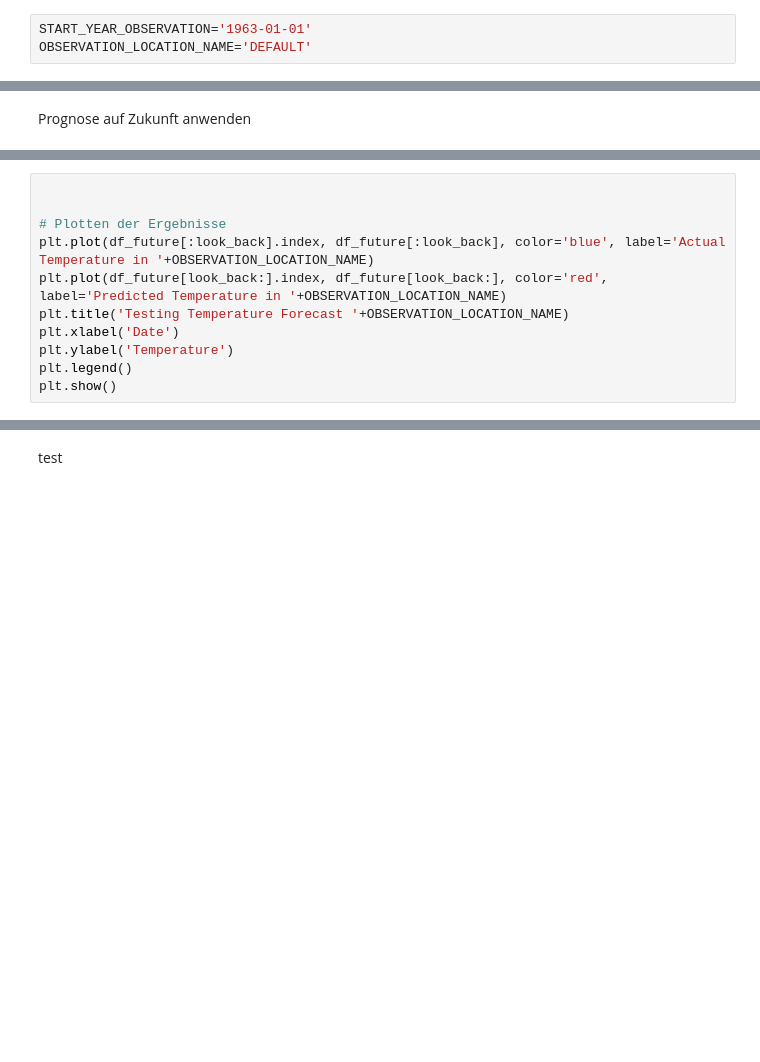
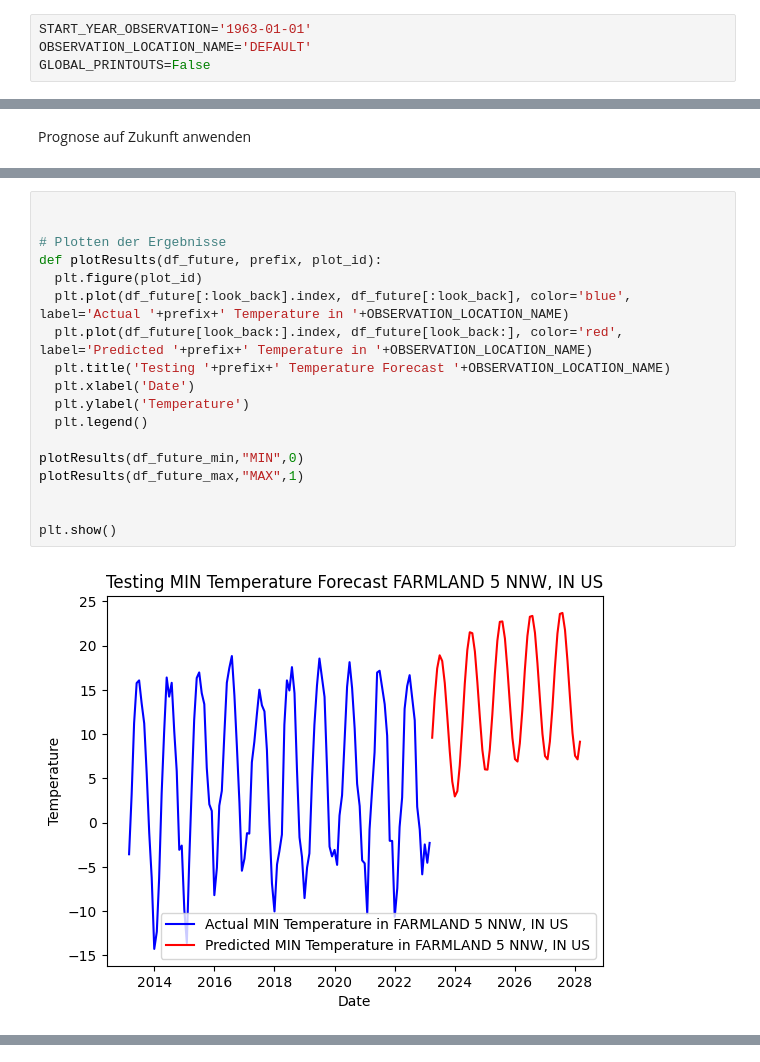
Before and after one commit to soy-min/climate-prognosis, a Jupyter notebook: ClimatePrognosis.ipynb, the cells around one changed output, grey strips where cells are left out. Drawn from its saved outputs; the diff is of its cells as text; blank space fills up the shorter version.

```diff
--- a/ClimatePrognosis.ipynb
+++ b/ClimatePrognosis.ipynb
@@ -16,6 +17,7 @@ Globale Parameter
 # %%
 START_YEAR_OBSERVATION='1963-01-01'
 OBSERVATION_LOCATION_NAME='DEFAULT'
+GLOBAL_PRINTOUTS=False
 # %% [markdown]
 CSV laden
 # %%
@@ -235,11 +246,20 @@ results
 # %%
 
 
 # Plotten der Ergebnisse
-plt.plot(df_future[:look_back].index, df_future[:look_back], color='blue', label='Actual Temperature in '+OBSERVATION_LOCATION_NAME)
-plt.plot(df_future[look_back:].index, df_future[look_back:], color='red', label='Predicted Temperature in '+OBSERVATION_LOCATION_NAME)
-plt.title('Testing Temperature Forecast '+OBSERVATION_LOCATION_NAME)
-plt.xlabel('Date')
-plt.ylabel('Temperature')
-plt.legend()
+def plotResults(df_future, prefix, plot_id):
+  plt.figure(plot_id)
+  plt.plot(df_future[:look_back].index, df_future[:look_back], color='blue', label='Actual '+prefix+' Temperature in '+OBSERVATION_LOCATION_NAME)
+  plt.plot(df_future[look_back:].index, df_future[look_back:], color='red', label='Predicted '+prefix+' Temperature in '+OBSERVATION_LOCATION_NAME)
+  plt.title('Testing '+prefix+' Temperature Forecast '+OBSERVATION_LOCATION_NAME)
+  plt.xlabel('Date')
+  plt.ylabel('Temperature')
+  plt.legend()
+
+plotResults(df_future_min,"MIN",0)
+plotResults(df_future_max,"MAX",1)
+
+
 plt.show()
+# %% [output]
+[figure, added]
@@ -246,2 +266,0 @@ plt.show()
-# %% [markdown]
-test
```
Also changed, not shown: parts of 10 cells of this notebook.
